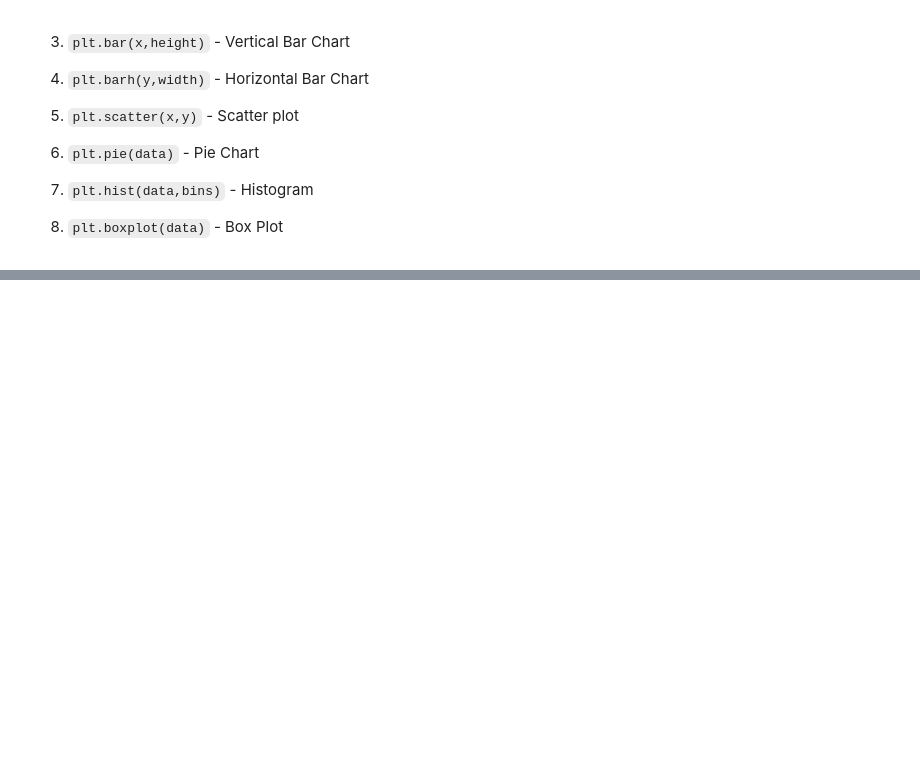
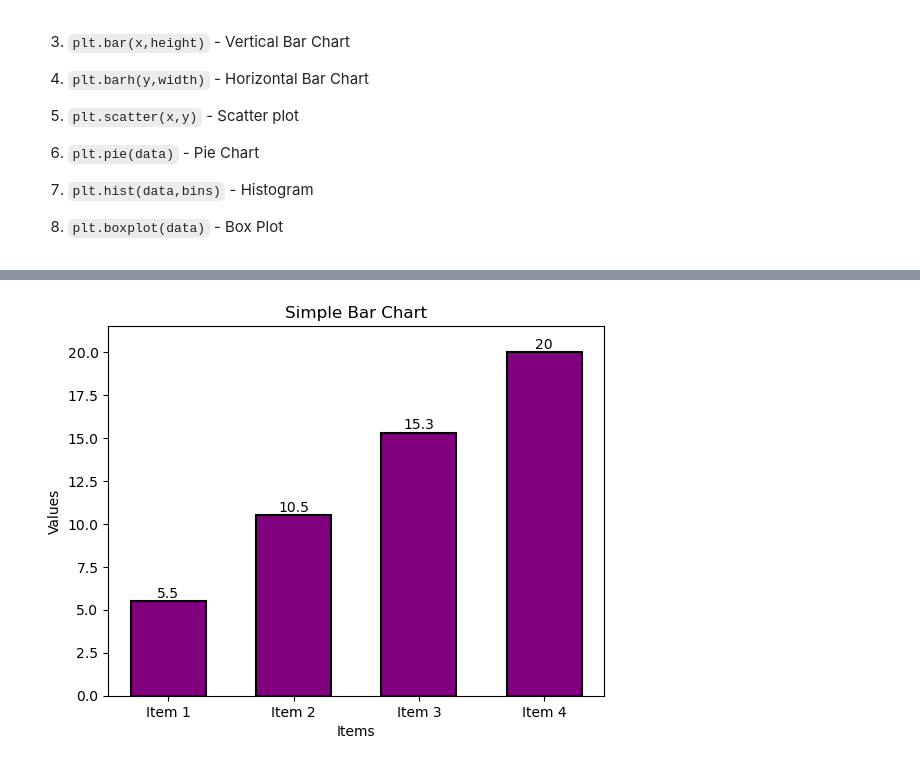
Before and after one commit to rohet-B/python-assignments, a Jupyter notebook: 6_Data Visualization/1_Getting_Started.ipynb, the cells around one changed output, grey strips where cells are left out. Cells and saved outputs as stored; diff of their text form; code cells hidden in the pictures; blank space fills up the shorter version.

Commit message:
Data Visualization 1 done

```diff
--- a/6_Data Visualization/1_Getting_Started.ipynb
+++ b/6_Data Visualization/1_Getting_Started.ipynb
@@ -112,0 +122,18 @@ plt.show()
+# %%
+import matplotlib.pyplot as plt
+x = ["Item 1","Item 2","Item 3","Item 4"]
+y = [5.5,10.5,15.3,20]
+
+plt.bar(x,y,color="purple",width=0.6,edgecolor='black',linewidth=1.5)
+plt.xlabel("Items")
+plt.ylabel("Values")
+plt.title("Simple Bar Chart")
+
+# To add text or labels at a specific position on a graph we use plt.text()
+for i in range(len(y)):
+    plt.text(x[i],y[i]+.2,str(y[i]),ha="center")
+
+plt.ylim(0,max(y)+1.5) # used to set the limits (range) of the Y-axis on a graph. Just like this plt.xlim() also exists.
+plt.show()
+# %% [output]
+[figure, added]
```
Also changed, not shown: parts of 8 cells of this notebook, 1 other file.
